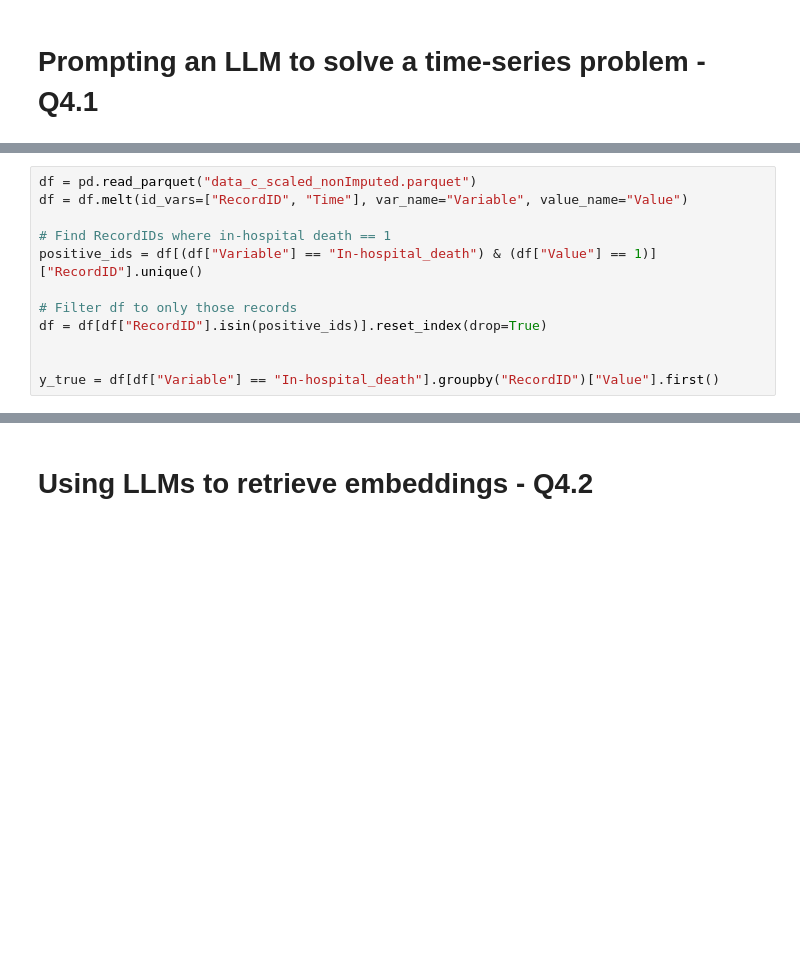
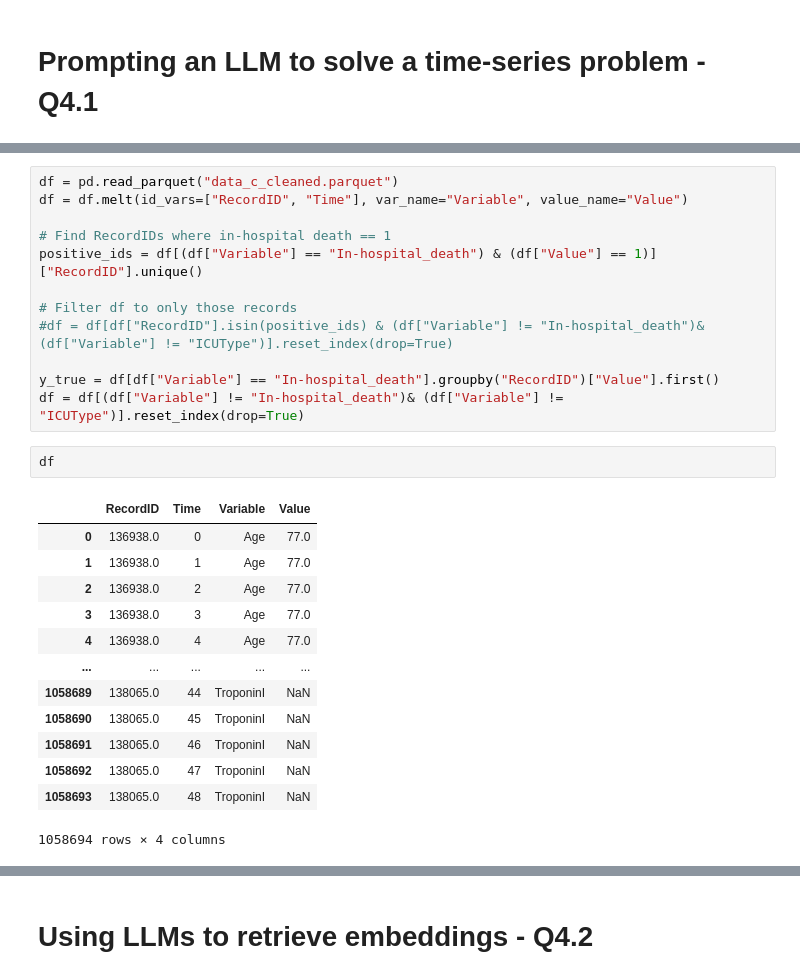
Before and after one commit to KarlDeck/ML4HC_P1, a Jupyter notebook: Project1_Task4.ipynb, the cells around one changed output, grey strips where cells are left out. Drawn from its saved outputs; the diff is of its cells as text; blank space fills up the shorter version.

```diff
--- a/Project1_Task4.ipynb
+++ b/Project1_Task4.ipynb
@@ -99,12 +144,28 @@ def evaluate_predictions(preds, y_true):
 # %%
-df = pd.read_parquet("data_c_scaled_nonImputed.parquet")
+df = pd.read_parquet("data_c_cleaned.parquet")
 df = df.melt(id_vars=["RecordID", "Time"], var_name="Variable", value_name="Value")
 
 # Find RecordIDs where in-hospital death == 1
 positive_ids = df[(df["Variable"] == "In-hospital_death") & (df["Value"] == 1)]["RecordID"].unique()
 
 # Filter df to only those records
-df = df[df["RecordID"].isin(positive_ids)].reset_index(drop=True)
-
+#df = df[df["RecordID"].isin(positive_ids) & (df["Variable"] != "In-hospital_death")& (df["Variable"] != "ICUType")].reset_index(drop=True)
 
 y_true = df[df["Variable"] == "In-hospital_death"].groupby("RecordID")["Value"].first()
+df = df[(df["Variable"] != "In-hospital_death")& (df["Variable"] != "ICUType")].reset_index(drop=True)
+# %%
+df
+# %% [output]
+|  | RecordID | Time | Variable | Value |
+| 0 | 136938.0 | 0 | Age | 77.0 |
+| 1 | 136938.0 | 1 | Age | 77.0 |
+| 2 | 136938.0 | 2 | Age | 77.0 |
+| 3 | 136938.0 | 3 | Age | 77.0 |
+| 4 | 136938.0 | 4 | Age | 77.0 |
+| ... | ... | ... | ... | ... |
+| 1058689 | 138065.0 | 44 | TroponinI | NaN |
+| 1058690 | 138065.0 | 45 | TroponinI | NaN |
+| 1058691 | 138065.0 | 46 | TroponinI | NaN |
+| 1058692 | 138065.0 | 47 | TroponinI | NaN |
+| 1058693 | 138065.0 | 48 | TroponinI | NaN |
+1058694 rows × 4 columns
```
Also changed, not shown: parts of 17 cells of this notebook.
